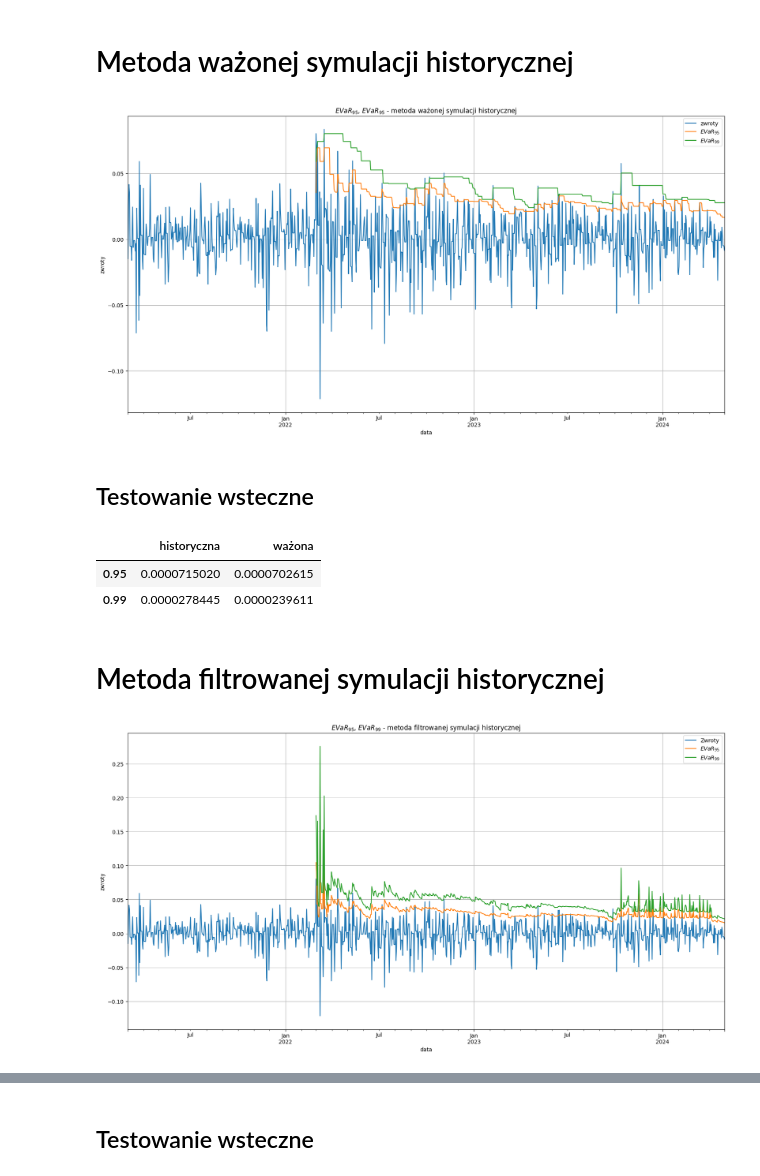
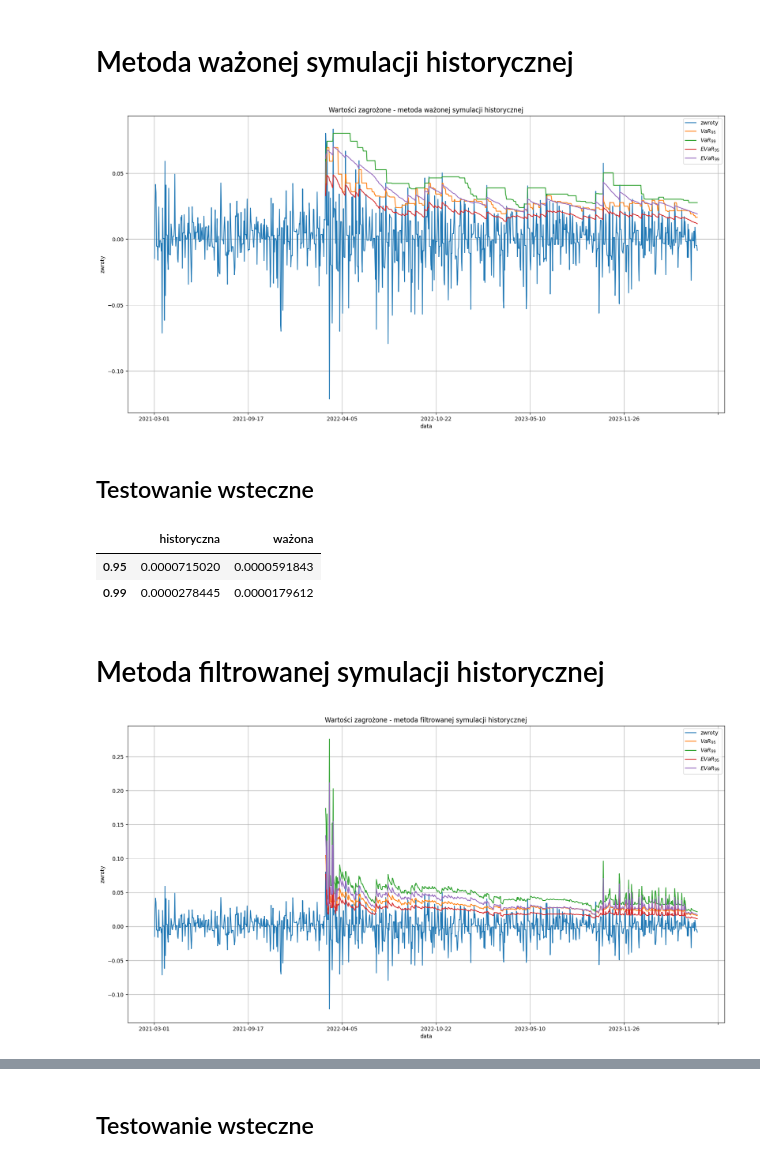
Before and after one commit to OlaHodera/risk, a Jupyter notebook: projekt3/historical_expectiles.ipynb, the cells around one changed output, grey strips where cells are left out. Drawn from its saved outputs; the diff is of its cells as text; code cells hidden in the pictures.

```diff
--- a/projekt3/historical_expectiles.ipynb
+++ b/projekt3/historical_expectiles.ipynb
@@ -22,11 +22,13 @@ frequency = params['frequency']
 data = raw_data.resample(frequency).last()
 # %%
 data['returns'] = data.interpolate(type='linear').pct_change()
+# %%
+data = pd.read_csv("data\\historical_data.csv", index_col='Date')
 # %% [markdown]
 # Metoda historyczna
 # %%
-data = calculate_var(data, lambda x: stats.expectile(x, .95), 'hist')
-data = calculate_var(data, lambda x: stats.expectile(x, .99), 'hist', 99)
+data = calculate_var(data, lambda x: stats.expectile(x, .95), 'ehist')
+data = calculate_var(data, lambda x: stats.expectile(x, .99), 'ehist', 99)
 # %% [markdown]
 Wykres zwrotów i VaR95 dla zwrotów.
 # %%
@@ -44,6 +46,6 @@ plt.savefig(f"pics\\{params['name']}\\evar_historyczna.png")
 # %%
-data, I95 = exceeds_vector(data, 'hist')  # I - wektor przekroczeń
-data, I99 = exceeds_vector(data, 'hist', 99)
+data, I95 = exceeds_vector(data, 'ehist')  # I - wektor przekroczeń
+data, I99 = exceeds_vector(data, 'ehist', 99)
 # %% [markdown]
 ## Testowanie wsteczne
 # %%
@@ -61,19 +63,19 @@ scoring_df
 # %% [markdown]
 # Metoda ważonej symulacji historycznej
 # %%
-data = calculate_var(data, lambda x: weighted_var(x, .95), 'ważona')
-data = calculate_var(data, lambda x: weighted_var(x, .99), 'ważona', 99)
+data = calculate_var(data, lambda x: weighted_var(x, .95, 'expectile'), 'eważona')
+data = calculate_var(data, lambda x: weighted_var(x, .99, 'expectile'), 'eważona', 99)
 # %%
 _, ax = plt.subplots(figsize=(20,10))
-_ = data[['returns', 'var95_ważona','var99_ważona']].\
+_ = data[['returns', 'var95_ważona','var99_ważona', 'var95_eważona','var99_eważona']].\
     plot(ax=ax,
          grid=True,
          xlabel='data',
-         title='$EVaR_{95}$, $EVaR_{95}$ - metoda ważonej symulacji historycznej',
-         color=['C0', 'C1', 'C2'],
+         title='Wartości zagrożone - metoda ważonej symulacji historycznej',
+         color=['C0', 'C1', 'C2', 'C3', 'C4'],
          ylabel='zwroty')
-plt.legend(['zwroty', '$EVaR_{95}$', '$EVaR_{99}$'])
+plt.legend(['zwroty', '$VaR_{95}$', '$VaR_{99}$', '$EVaR_{95}$', '$EVaR_{99}$'])
 plt.savefig(f'pics\\{params["name"]}\\evar_wazona.png')
 # %% [output]
-[figure, old version]
+[figure, new version]
 # %%
@@ -82,15 +84,15 @@ data, I99_weighted = exceeds_vector(data, 'ważona', 99)
 # %% [markdown]
 ## Testowanie wsteczne
 # %%
-S95_weighted = scoring_expectile(data.returns, data.var95_ważona, .95)
-S99_weighted = scoring_expectile(data.returns, data.var99_ważona, .99)
+S95_weighted = scoring_expectile(data.returns, data.var95_eważona, .95)
+S99_weighted = scoring_expectile(data.returns, data.var99_eważona, .99)
 
 scoring_df['ważona'] =  [np.mean(S95_weighted), np.mean(S99_weighted)]
 scoring_df
 # %% [output]
 |  | historyczna | ważona |
-| 0.95 | 0.0000715020 | 0.0000702615 |
-| 0.99 | 0.0000278445 | 0.0000239611 |
+| 0.95 | 0.0000715020 | 0.0000591843 |
+| 0.99 | 0.0000278445 | 0.0000179612 |
 # %% [markdown]
 # Metoda filtrowanej symulacji historycznej
 # %%
@@ -100,13 +102,13 @@ data = calculate_var(data, lambda x: garch_var(x, .99), 'garch', 99)
 # %%
 _, ax = plt.subplots(figsize=(20,10))
-_ = data[['returns', 'var95_garch','var99_garch']].\
+_ = data[['returns', 'var95_garch','var99_garch', 'var95_egarch','var99_egarch']].\
     plot(ax=ax,
          grid=True,
          xlabel='data',
-         title='$EVaR_{95}$, $EVaR_{99}$ - metoda filtrowanej symulacji historycznej',
-         color=['C0', 'C1', 'C2'],
+         title='Wartości zagrożone - metoda filtrowanej symulacji historycznej',
+         color=['C0', 'C1', 'C2', 'C3', 'C4'],
          ylabel='zwroty')
-plt.legend(['zwroty', '$EVaR_{95}$', '$EVaR_{99}$'])
+plt.legend(['zwroty', '$VaR_{95}$', '$VaR_{99}$', '$EVaR_{95}$', '$EVaR_{99}$'])
 plt.savefig(f'pics\\{params["name"]}\\evar_garch.png')
 # %% [output]
-[figure, old version]
+[figure, new version]
```
Also changed, not shown: parts of 8 cells of this notebook, 8 other files.
